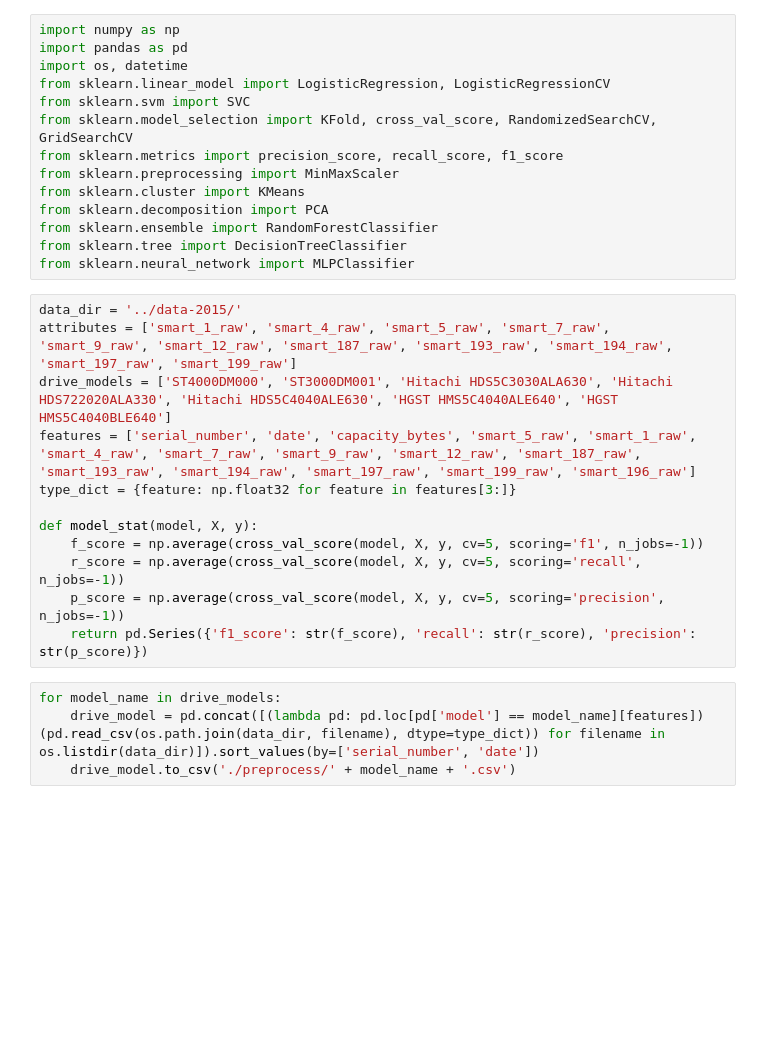
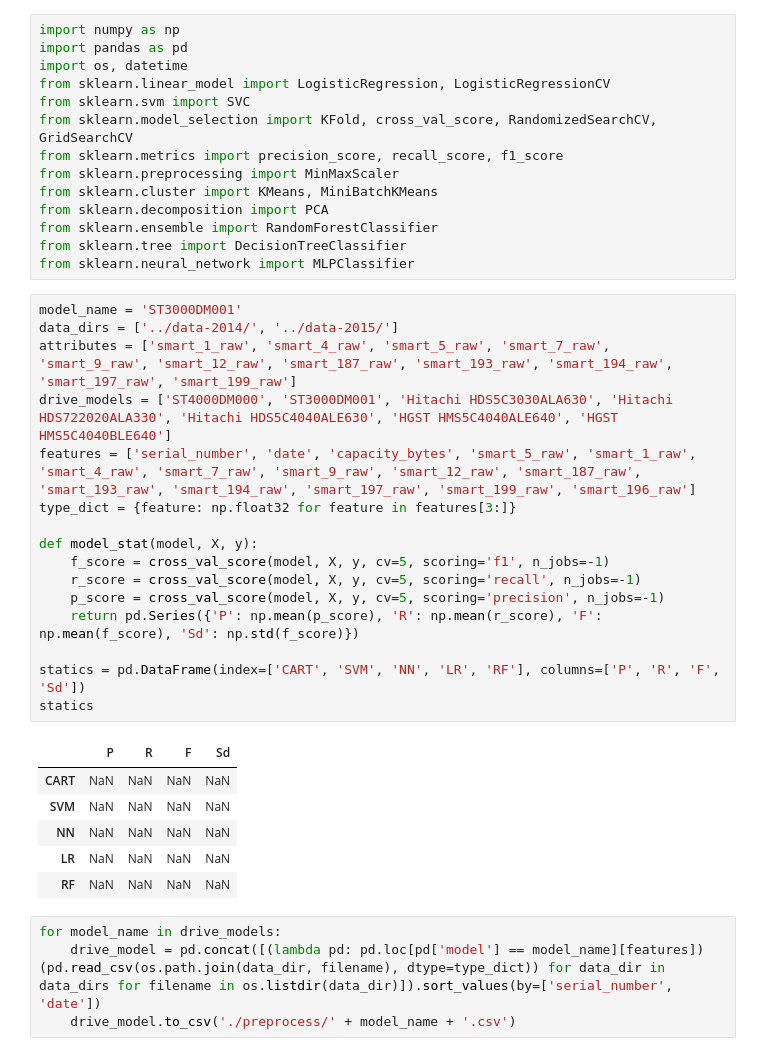
Before and after one commit to rzli6/ML-Storage, a Jupyter notebook: ACT/ATC17.ipynb, the cells around one changed output. Drawn from its saved outputs; the diff is of its cells as text; blank space fills up the shorter version.

```diff
--- a/ACT/ATC17.ipynb
+++ b/ACT/ATC17.ipynb
@@ -7,26 +7,37 @@ from sklearn.svm import SVC
 from sklearn.model_selection import KFold, cross_val_score, RandomizedSearchCV, GridSearchCV
 from sklearn.metrics import precision_score, recall_score, f1_score
 from sklearn.preprocessing import MinMaxScaler
-from sklearn.cluster import KMeans
+from sklearn.cluster import KMeans, MiniBatchKMeans
 from sklearn.decomposition import PCA
 from sklearn.ensemble import RandomForestClassifier
 from sklearn.tree import DecisionTreeClassifier
 from sklearn.neural_network import MLPClassifier
 # %%
-data_dir = '../data-2015/'
+model_name = 'ST3000DM001'
+data_dirs = ['../data-2014/', '../data-2015/']
 attributes = ['smart_1_raw', 'smart_4_raw', 'smart_5_raw', 'smart_7_raw', 'smart_9_raw', 'smart_12_raw', 'smart_187_raw', 'smart_193_raw', 'smart_194_raw', 'smart_197_raw', 'smart_199_raw']
 drive_models = ['ST4000DM000', 'ST3000DM001', 'Hitachi HDS5C3030ALA630', 'Hitachi HDS722020ALA330', 'Hitachi HDS5C4040ALE630', 'HGST HMS5C4040ALE640', 'HGST HMS5C4040BLE640']
 features = ['serial_number', 'date', 'capacity_bytes', 'smart_5_raw', 'smart_1_raw', 'smart_4_raw', 'smart_7_raw', 'smart_9_raw', 'smart_12_raw', 'smart_187_raw', 'smart_193_raw', 'smart_194_raw', 'smart_197_raw', 'smart_199_raw', 'smart_196_raw']
 type_dict = {feature: np.float32 for feature in features[3:]}
 
 def model_stat(model, X, y):
-    f_score = np.average(cross_val_score(model, X, y, cv=5, scoring='f1', n_jobs=-1))
-    r_score = np.average(cross_val_score(model, X, y, cv=5, scoring='recall', n_jobs=-1))
-    p_score = np.average(cross_val_score(model, X, y, cv=5, scoring='precision', n_jobs=-1))
-    return pd.Series({'f1_score': str(f_score), 'recall': str(r_score), 'precision': str(p_score)})
+    f_score = cross_val_score(model, X, y, cv=5, scoring='f1', n_jobs=-1)
+    r_score = cross_val_score(model, X, y, cv=5, scoring='recall', n_jobs=-1)
+    p_score = cross_val_score(model, X, y, cv=5, scoring='precision', n_jobs=-1)
+    return pd.Series({'P': np.mean(p_score), 'R': np.mean(r_score), 'F': np.mean(f_score), 'Sd': np.std(f_score)})
+
+statics = pd.DataFrame(index=['CART', 'SVM', 'NN', 'LR', 'RF'], columns=['P', 'R', 'F', 'Sd'])
+statics
+# %% [output]
+|  | P | R | F | Sd |
+| CART | NaN | NaN | NaN | NaN |
+| SVM | NaN | NaN | NaN | NaN |
+| NN | NaN | NaN | NaN | NaN |
+| LR | NaN | NaN | NaN | NaN |
+| RF | NaN | NaN | NaN | NaN |
 # %%
 for model_name in drive_models:
-    drive_model = pd.concat([(lambda pd: pd.loc[pd['model'] == model_name][features])(pd.read_csv(os.path.join(data_dir, filename), dtype=type_dict)) for filename in os.listdir(data_dir)]).sort_values(by=['serial_number', 'date'])
+    drive_model = pd.concat([(lambda pd: pd.loc[pd['model'] == model_name][features])(pd.read_csv(os.path.join(data_dir, filename), dtype=type_dict)) for data_dir in data_dirs for filename in os.listdir(data_dir)]).sort_values(by=['serial_number', 'date'])
     drive_model.to_csv('./preprocess/' + model_name + '.csv')
 # %%
 res_vars = ['smart_5_raw', 'smart_187_raw', 'smart_196_raw', 'smart_197_raw']
```
Also changed, not shown: parts of 26 cells of this notebook, 4 other files.
